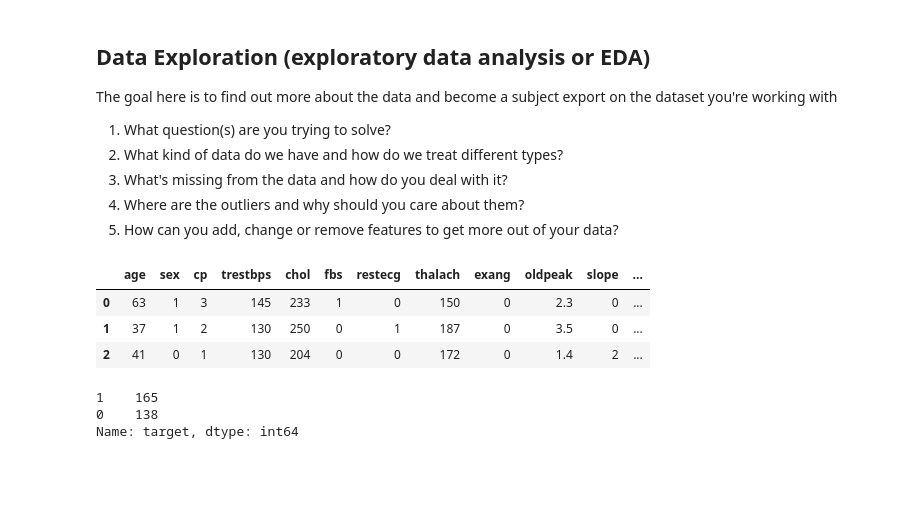
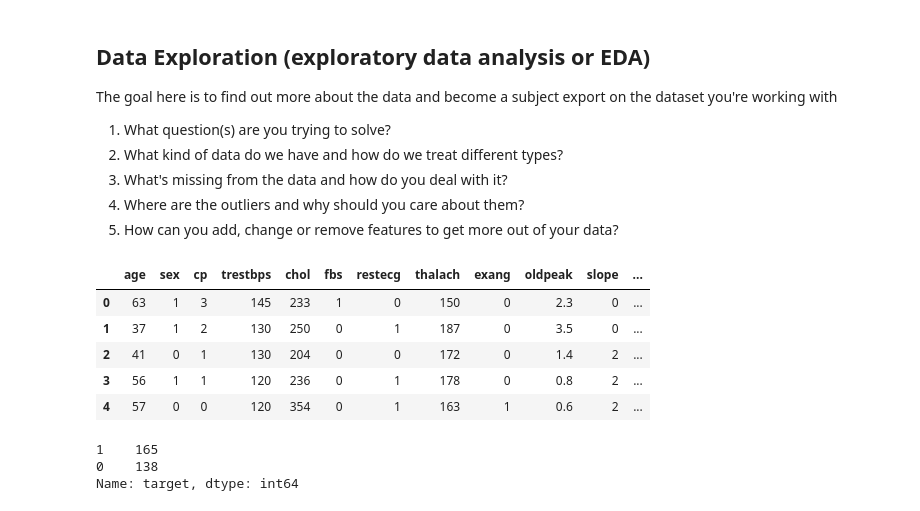
Before and after one commit to KyrylR/supervised-learning-classification, a Jupyter notebook: end-to-end-heart-disease-classification.ipynb, the cells around one changed output. Saved outputs shown, nothing was run; the diff lists cells and outputs as text; code cells hidden in the pictures; blank space fills up the shorter version.

```diff
--- a/end-to-end-heart-disease-classification.ipynb
+++ b/end-to-end-heart-disease-classification.ipynb
@@ -114,12 +115,14 @@ The goal here is to find out more about the data and become a subject export on
 4. Where are the outliers and why should you care about them?
 5. How can you add, change or remove features to get more out of your data?
 # %%
-df.head(3)
+df.head(5)
 # %% [output]
 |  | age | sex | cp | trestbps | chol | fbs | restecg | thalach | exang | oldpeak | slope | ... |
 | 0 | 63 | 1 | 3 | 145 | 233 | 1 | 0 | 150 | 0 | 2.3 | 0 | ... |
 | 1 | 37 | 1 | 2 | 130 | 250 | 0 | 1 | 187 | 0 | 3.5 | 0 | ... |
 | 2 | 41 | 0 | 1 | 130 | 204 | 0 | 0 | 172 | 0 | 1.4 | 2 | ... |
+| 3 | 56 | 1 | 1 | 120 | 236 | 0 | 1 | 178 | 0 | 0.8 | 2 | ... |
+| 4 | 57 | 0 | 0 | 120 | 354 | 0 | 1 | 163 | 1 | 0.6 | 2 | ... |
 # %%
 # How many of each class there
 df["target"].value_counts()
```
Also changed, not shown: parts of 17 cells of this notebook.
